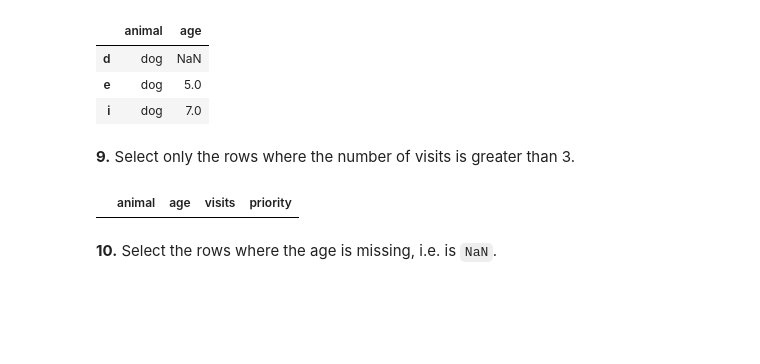
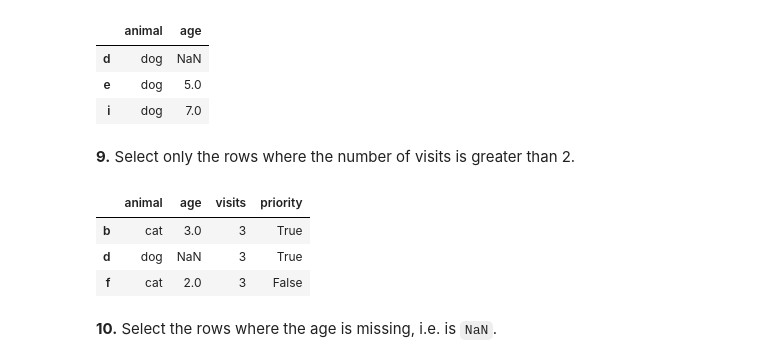
Before and after one commit to jobyid/StriveSchool, a Jupyter notebook: Week 2 /W2 D2/100-pandas-puzzles.ipynb, the cells around one changed output. Saved outputs shown, nothing was run; the diff lists cells and outputs as text; code cells hidden in the pictures; blank space fills up the shorter version.

```diff
--- a/Week 2 /W2 D2/100-pandas-puzzles.ipynb
+++ b/Week 2 /W2 D2/100-pandas-puzzles.ipynb
@@ -155,12 +155,15 @@ y
 | e | dog | 5.0 |
 | i | dog | 7.0 |
 # %% [markdown]
-**9.** Select only the rows where the number of visits is greater than 3.
+**9.** Select only the rows where the number of visits is greater than 2.
 # %%
-df.loc[df['visits'] > 3]
+df.loc[df['visits'] > 2]
 #no values greater then 3
 # %% [output]
 |  | animal | age | visits | priority |
+| b | cat | 3.0 | 3 | True |
+| d | dog | NaN | 3 | True |
+| f | cat | 2.0 | 3 | False |
 # %% [markdown]
 **10.** Select the rows where the age is missing, i.e. is `NaN`.
 # %%
```
Also changed, not shown: parts of 1 cell of this notebook.
